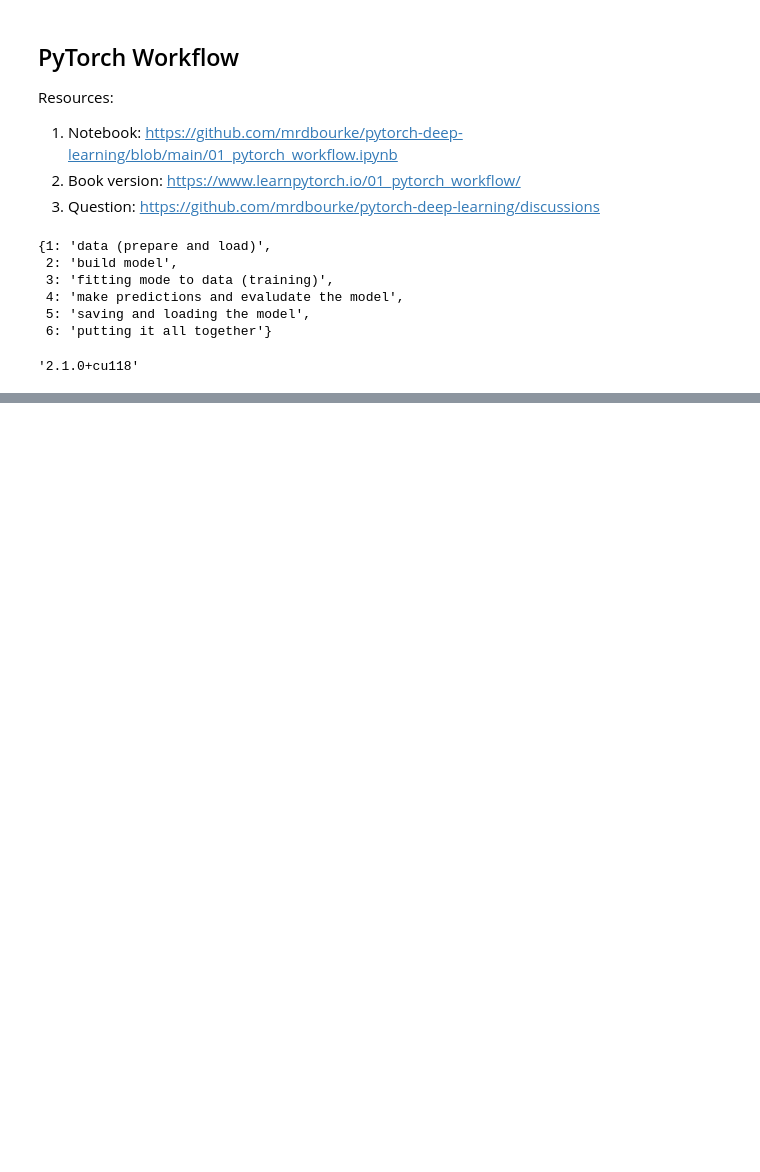
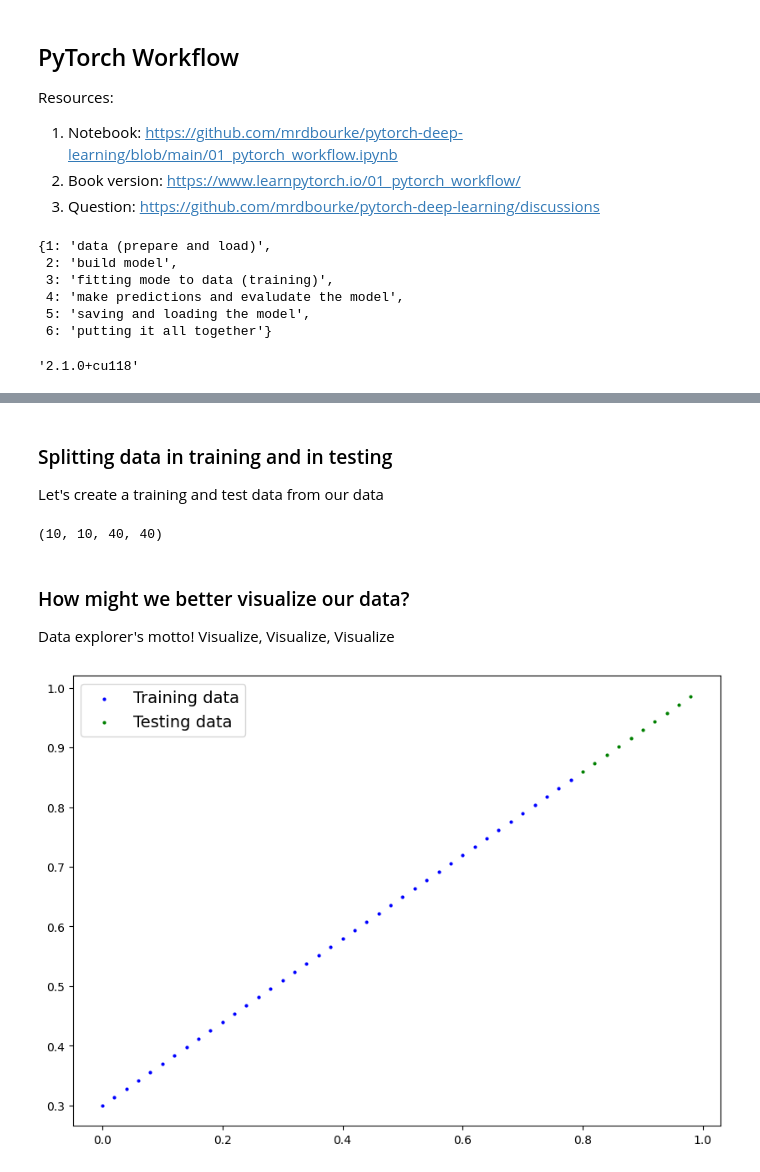
Before and after one commit to rohitrmd/pytorch-fundamentals, a Jupyter notebook: 01_pytorch_workflow_video.ipynb, the cells around one changed output, grey strips where cells are left out. Drawn from its saved outputs; the diff is of its cells as text; code cells hidden in the pictures; blank space fills up the shorter version.

```diff
--- a/01_pytorch_workflow_video.ipynb
+++ b/01_pytorch_workflow_video.ipynb
@@ -51,0 +56,13 @@ Machine learning i a game of two parts:
+# %%
+# Create *known* parameters
+weight = 0.7
+bias = 0.3
+
+# Create a range of numbers
+
+start = 0
+end = 1
+step = 0.02
+X = torch.arange(start, end, step).unsqueeze(dim = 1) # unsqueeze adds one extra dimension, see extra []
+y = weight*X + bias
+len(X), len(y)
@@ -51,0 +94,42 @@ Machine learning i a game of two parts:
+# %% [markdown]
+### Splitting data in training and in testing
+
+Let's create a training and test data from our data
+# %%
+# Create a train and test split
+
+train_split = int(0.8 * len(X))
+
+X_train, y_train = X[:train_split], y[:train_split]
+X_test, y_test = X[train_split:], y[train_split:]
+len(X_test), len(y_test), len(X_train), len(y_train)
+# %% [output]
+(10, 10, 40, 40)
+# %% [markdown]
+### How might we better visualize our data?
+
+Data explorer's motto!
+Visualize, Visualize, Visualize
+# %%
+import matplotlib.pyplot as plt
+
+def plot_predictions(train_data=X_train,
+                     train_labels=y_train,
+                     test_data=X_test,
+                     test_labels=y_test,
+                     predictions=None):
+  plt.figure(figsize=(10, 7))
+  plt.scatter(train_data, train_labels, c="b", s=4, label="Training data")
+
+  # plot test data in green
+  plt.scatter(test_data, test_labels, c="g", s=4, label="Testing data")
+
+  if predictions is not None:
+    plt.scatter(test_labels, predictions, c="r", s=4, label="Predictions")
+
+  # Show the legend
+  plt.legend(prop={"size": 14})
+# %%
+plot_predictions()
+# %% [output]
+[figure, added]
```
Also changed, not shown: parts of 18 cells of this notebook.
